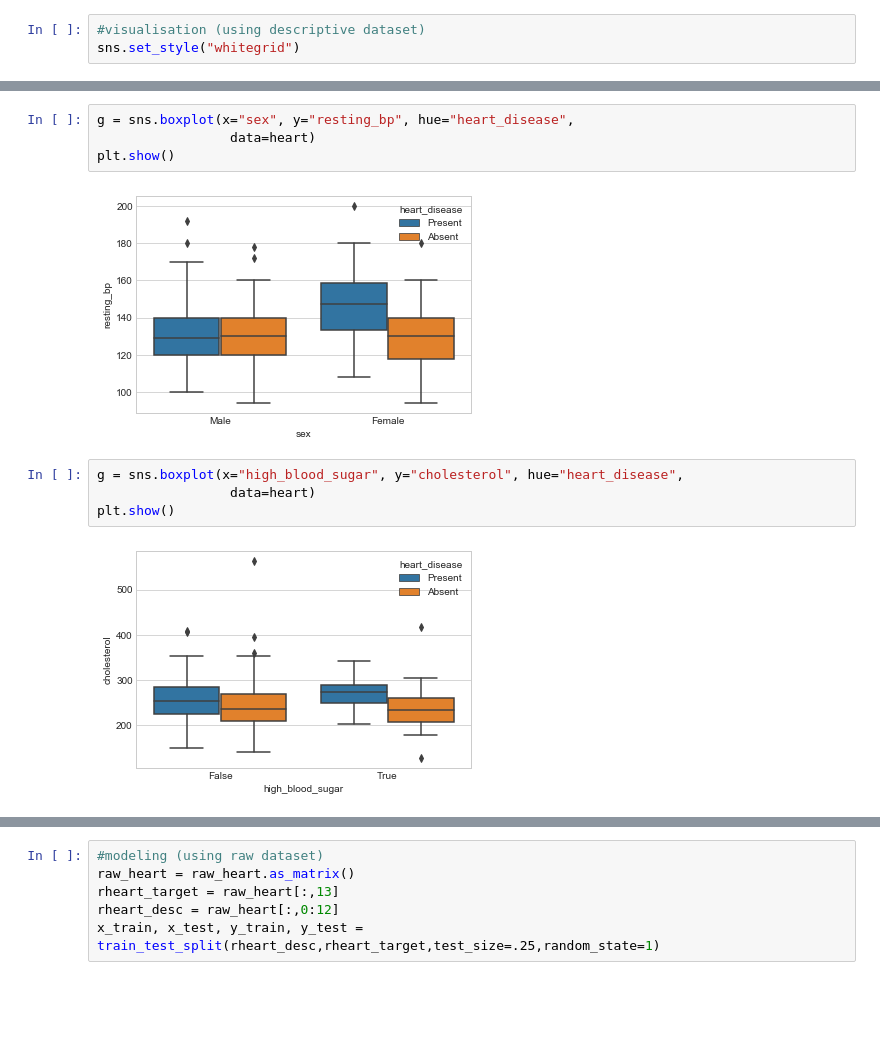
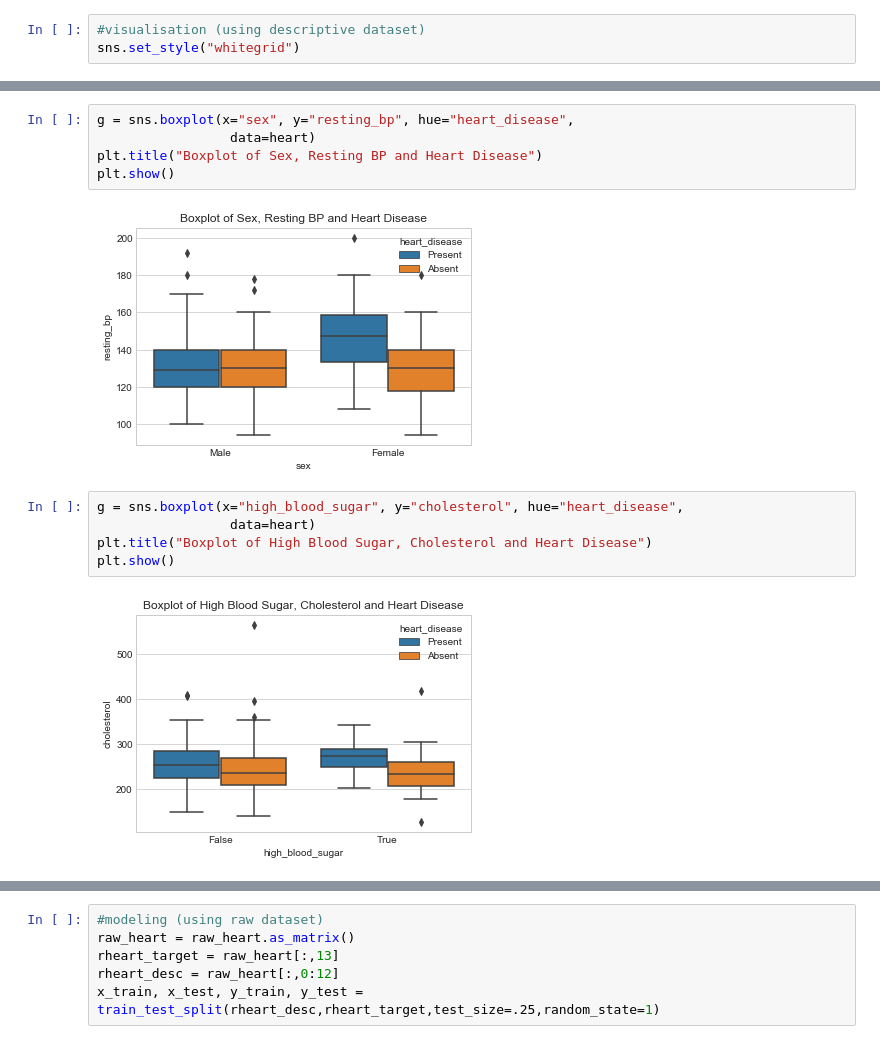
Before and after one commit to tim-kirkbride/HeartML, a Jupyter notebook: Final Draft.ipynb, the cells around one changed output, grey strips where cells are left out. Saved outputs shown, nothing was run; the diff lists cells and outputs as text; blank space fills up the shorter version.

```diff
--- a/Final Draft.ipynb
+++ b/Final Draft.ipynb
@@ -137,15 +144,17 @@ plt.show()
 # %%
 g = sns.boxplot(x="sex", y="resting_bp", hue="heart_disease",
                  data=heart)
+plt.title("Boxplot of Sex, Resting BP and Heart Disease")
 plt.show()
 # %% [output]
-[figure, old version]
+[figure, new version]
 # %%
 g = sns.boxplot(x="high_blood_sugar", y="cholesterol", hue="heart_disease",
                  data=heart)
+plt.title("Boxplot of High Blood Sugar, Cholesterol and Heart Disease")
 plt.show()
 # %% [output]
-[figure, old version]
+[figure, new version]
 # %%
 g = sns.boxplot(x="high_blood_sugar", y="max_heart_rate", hue="heart_disease",
                  data=heart)
```
Also changed, not shown: parts of 11 cells of this notebook, 1 other file.
